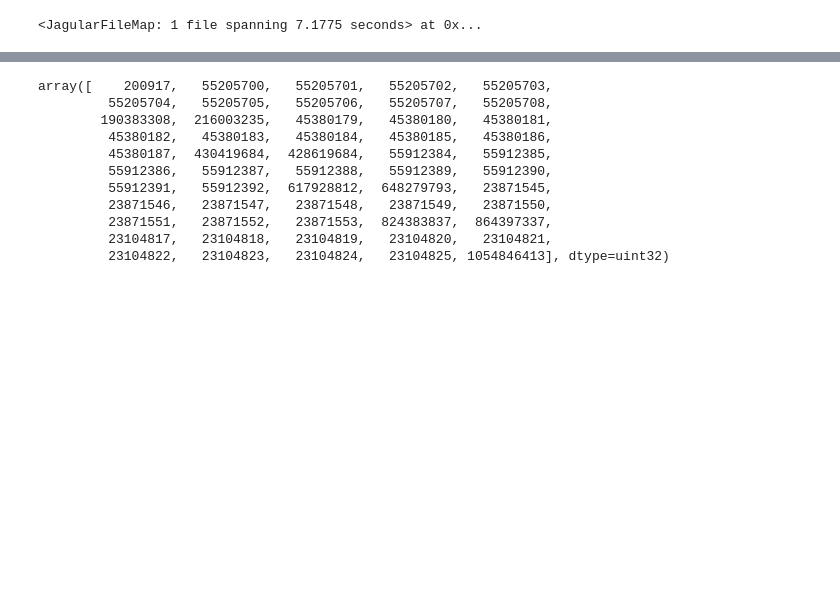
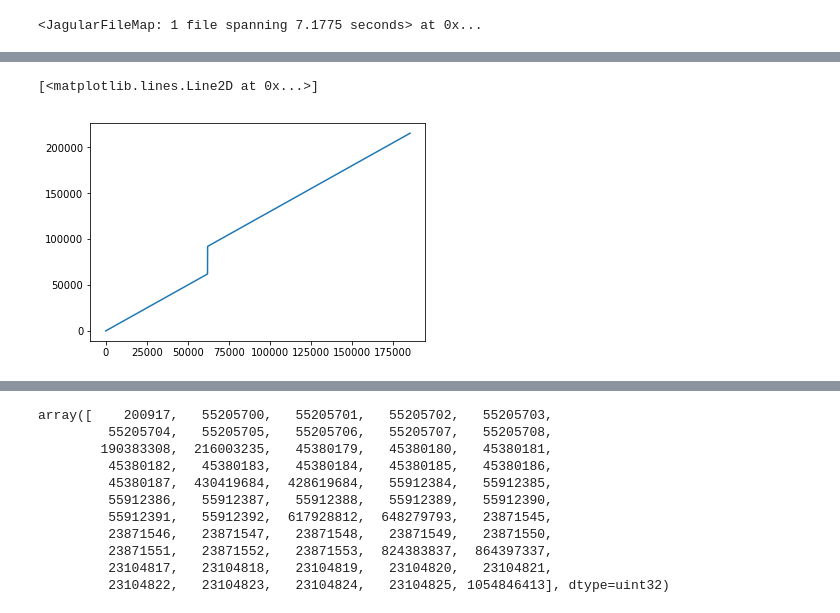
Before and after one commit to kemerelab/jagular, a Jupyter notebook: temp/filtering.ipynb, the cells around one changed output, grey strips where cells are left out. Cells and saved outputs as stored; diff of their text form; code cells hidden in the pictures; blank space fills up the shorter version.

```diff
--- a/temp/filtering.ipynb
+++ b/temp/filtering.ipynb
@@ -49,0 +101,2 @@ print(jfm)
+# %%
+ts = ts.astype(np.uint64)
@@ -49,0 +153,5 @@ print(jfm)
+# %%
+plt.plot(ts)
+# %% [output]
+[<matplotlib.lines.Line2D at 0x...>]
+[figure, added]
```
Also changed, not shown: parts of 37 cells of this notebook.
